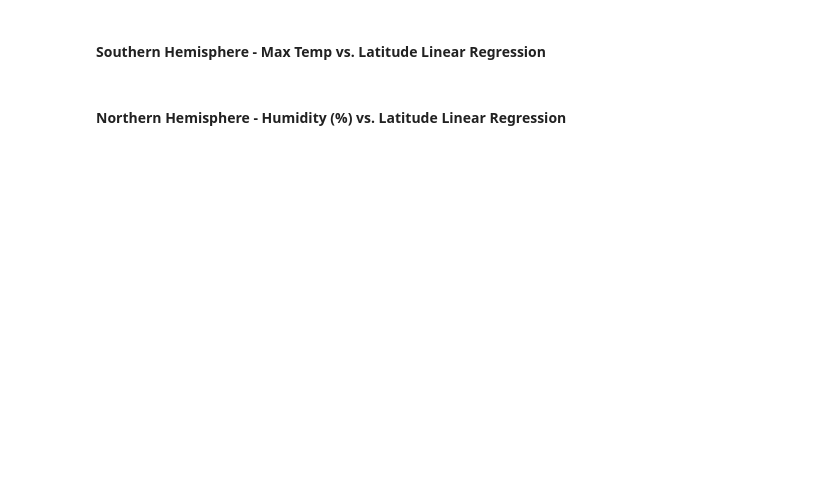
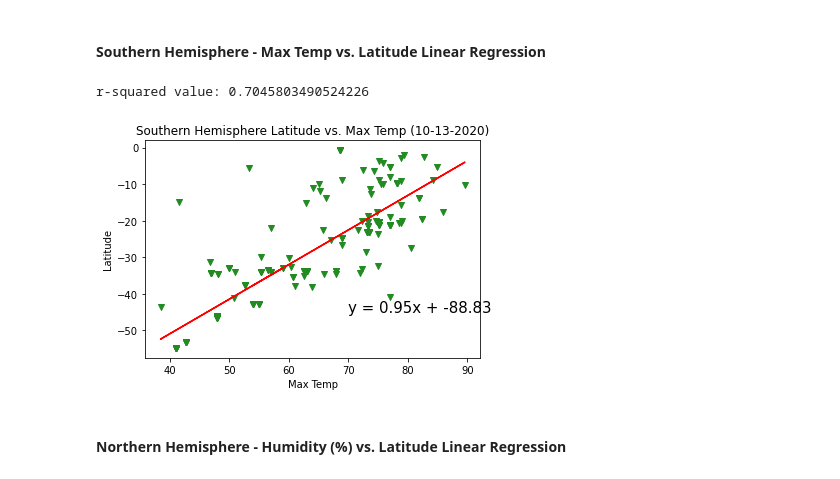
Before and after one commit to cro1100/python-api-challenge, a Jupyter notebook: starter_code/WeatherPy.ipynb, the cells around one changed output. Saved outputs shown, nothing was run; the diff lists cells and outputs as text; code cells hidden in the pictures; blank space fills up the shorter version.

```diff
--- a/starter_code/WeatherPy.ipynb
+++ b/starter_code/WeatherPy.ipynb
@@ -297,15 +320,18 @@ plt.show()
 # %%
 # calculate r-squared and create linear regression plot using the r_value and lin_regression
 # function which i've created.  Create labeling below
 r_value(southern_data['High Temp'],southern_data['Lat'])
 lin_regression(southern_data['High Temp'],southern_data['Lat'], 'v', 'forestgreen', 70, -45)
 
-plt.xlabel(Max Temp'')
+plt.xlabel('Max Temp')
 plt.ylabel('Latitude')
 plt.title(f'Southern Hemisphere Latitude vs. Max Temp ({current_date})')
 
 plt.show()
 #correlation betw latitude and temp is very high
+# %% [output]
+r-squared value: 0.7045803490524226
+[figure, added]
 # %% [markdown]
 ####  Northern Hemisphere - Humidity (%) vs. Latitude Linear Regression
 # %%
```
Also changed, not shown: parts of 16 cells of this notebook, 6 other files.
